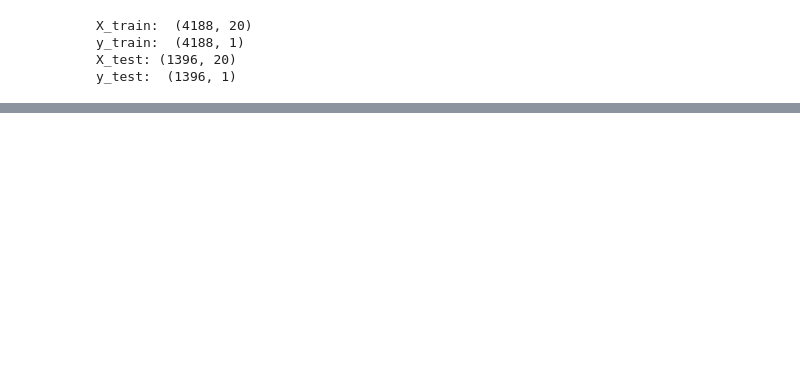
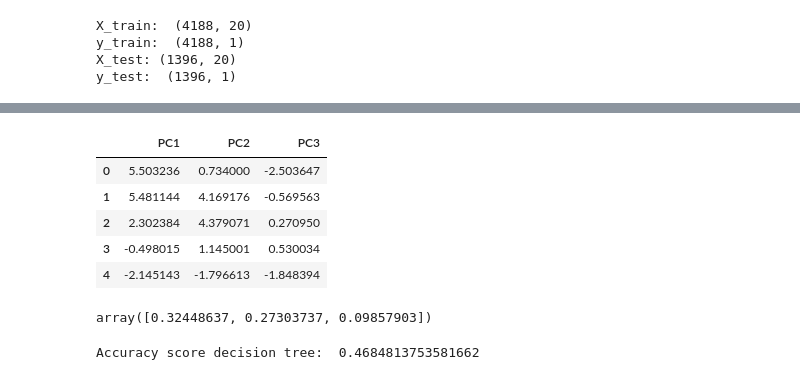
Before and after one commit to bbazzis/ML-NBA-Position, a Jupyter notebook: predictor.ipynb, the cells around one changed output, grey strips where cells are left out. Cells and saved outputs as stored; diff of their text form; code cells hidden in the pictures; blank space fills up the shorter version.

```diff
--- a/predictor.ipynb
+++ b/predictor.ipynb
@@ -189,0 +248,29 @@ Accuract score decision tree:  0.6124641833810889
+# %%
+pca = PCA(n_components = 3)
+X_pca = pca.fit(X_train_scaled)
+
+X_train_pca = X_pca.transform(X_train_scaled)
+X_test_pca = X_pca.transform(X_test_scaled)
+
+X_train_pca_df = pd.DataFrame(data = X_train_pca, columns = ['PC1', 'PC2', 'PC3'])
+X_test_pca_df = pd.DataFrame(data = X_test_pca, columns = ['PC1', 'PC2', 'PC3'])
+X_train_pca_df.head()
+# %% [output]
+|  | PC1 | PC2 | PC3 |
+| 0 | 5.503236 | 0.734000 | -2.503647 |
+| 1 | 5.481144 | 4.169176 | -0.569563 |
+| 2 | 2.302384 | 4.379071 | 0.270950 |
+| 3 | -0.498015 | 1.145001 | 0.530034 |
+| 4 | -2.145143 | -1.796613 | -1.848394 |
+# %%
+pca.explained_variance_ratio_
+# %% [output]
+array([0.32448637, 0.27303737, 0.09857903])
+# %%
+model_dt2 = tree.DecisionTreeClassifier(random_state=1)
+model_dt2 = model_dt1.fit(X_train_pca, y_train)
+predictions = model_dt2.predict(X_test_pca)
+model_dt2_accuracy_score = accuracy_score(y_test, predictions)
+print("Accuracy score decision tree: ", model_dt2_accuracy_score)
+# %% [output]
+Accuracy score decision tree:  0.4684813753581662
```
Also changed, not shown: parts of 34 cells of this notebook.
